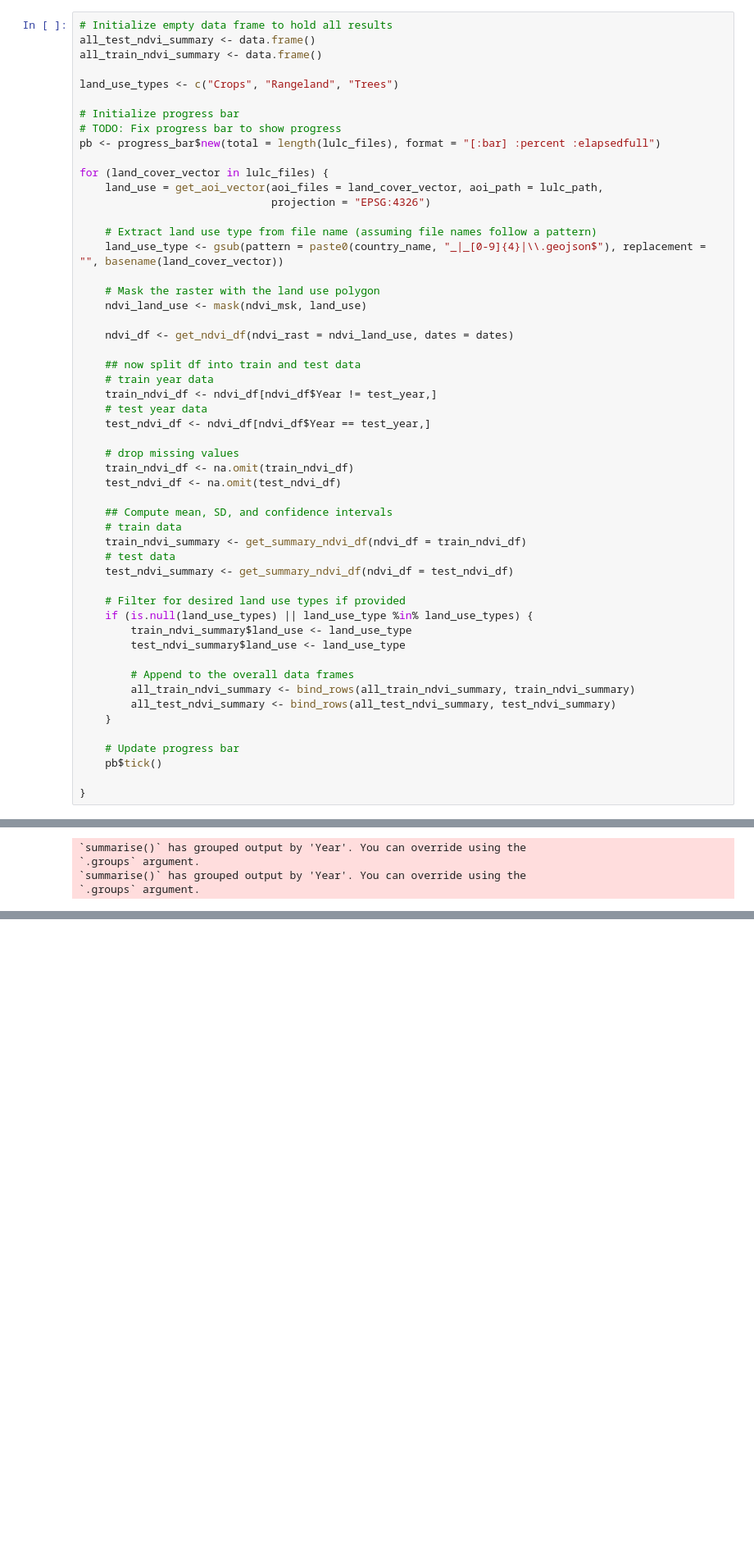
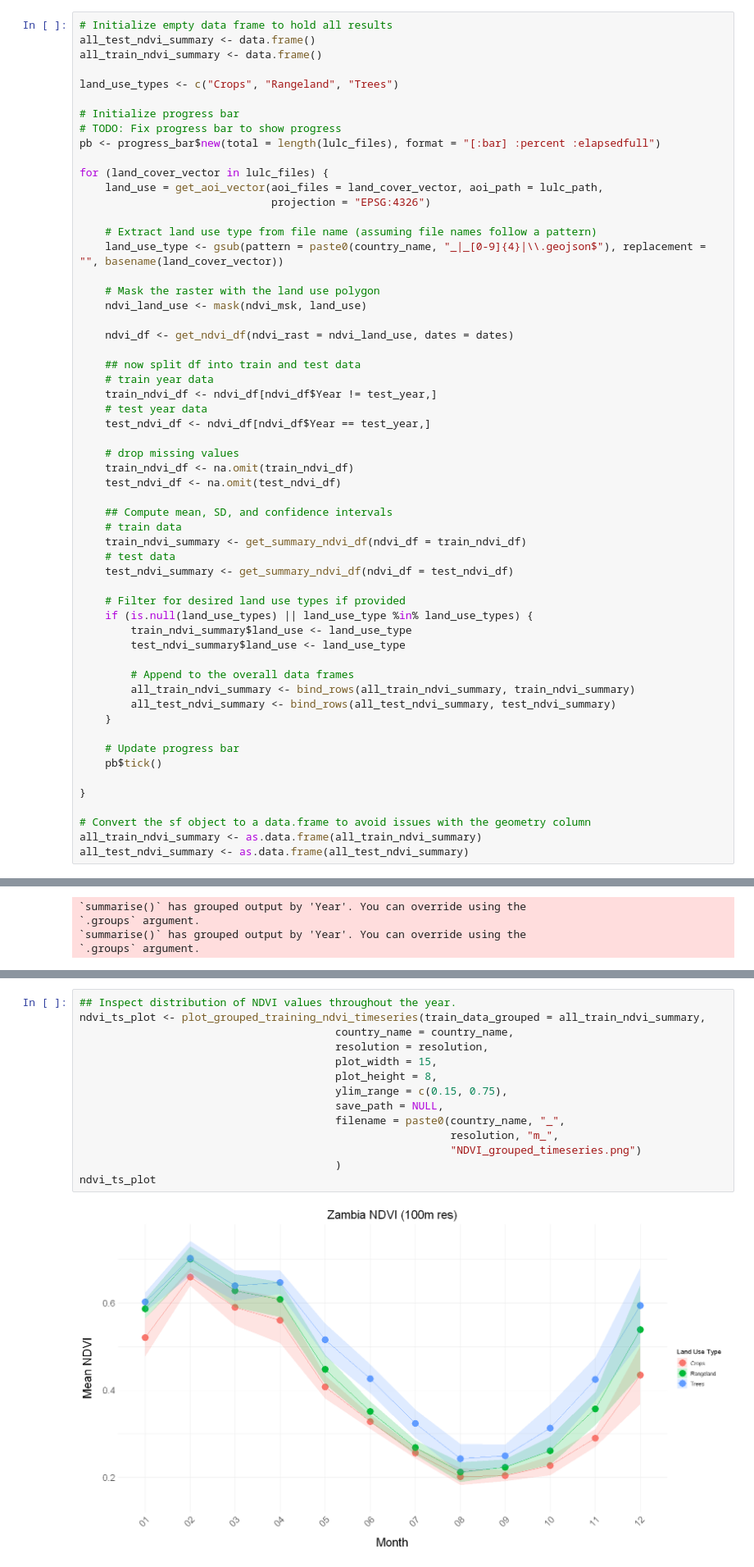
Before and after one commit to SensingClues/correlaid-environmental-time-series, a Jupyter notebook: notebooks/zambia_ndvi_timeseries_landcover.ipynb, the cells around one changed output, grey strips where cells are left out. Shown at 82% size. Saved outputs shown, nothing was run; the diff lists cells and outputs as text; blank space fills up the shorter version.

```diff
--- a/notebooks/zambia_ndvi_timeseries_landcover.ipynb
+++ b/notebooks/zambia_ndvi_timeseries_landcover.ipynb
@@ -136,6 +129,10 @@ for (land_cover_vector in lulc_files) {
     pb$tick()
 
 }
+
+# Convert the sf object to a data.frame to avoid issues with the geometry column
+all_train_ndvi_summary <- as.data.frame(all_train_ndvi_summary)
+all_test_ndvi_summary <- as.data.frame(all_test_ndvi_summary)
 # %% [output]
 Reading layer `Zambia_Bare_ground' from data source
   `C:\SD\correlaid_sensingclues\environmental-time-series\data\LandUse\Zambia\S2_10m_LULC_2023\Zambia_Bare_ground_2023.geojson'
@@ -262,0 +243,16 @@ ylim(0, 1)
+# %%
+## Inspect distribution of NDVI values throughout the year.
+ndvi_ts_plot <- plot_grouped_training_ndvi_timeseries(train_data_grouped = all_train_ndvi_summary,
+                                        country_name = country_name,
+                                        resolution = resolution,
+                                        plot_width = 15,
+                                        plot_height = 8,
+                                        ylim_range = c(0.15, 0.75),
+                                        save_path = NULL,
+                                        filename = paste0(country_name, "_",
+                                                          resolution, "m_",
+                                                          "NDVI_grouped_timeseries.png")
+                                        )
+ndvi_ts_plot
+# %% [output]
+[figure, added]
```
Also changed, not shown: parts of 5 cells of this notebook, 1 other file.
